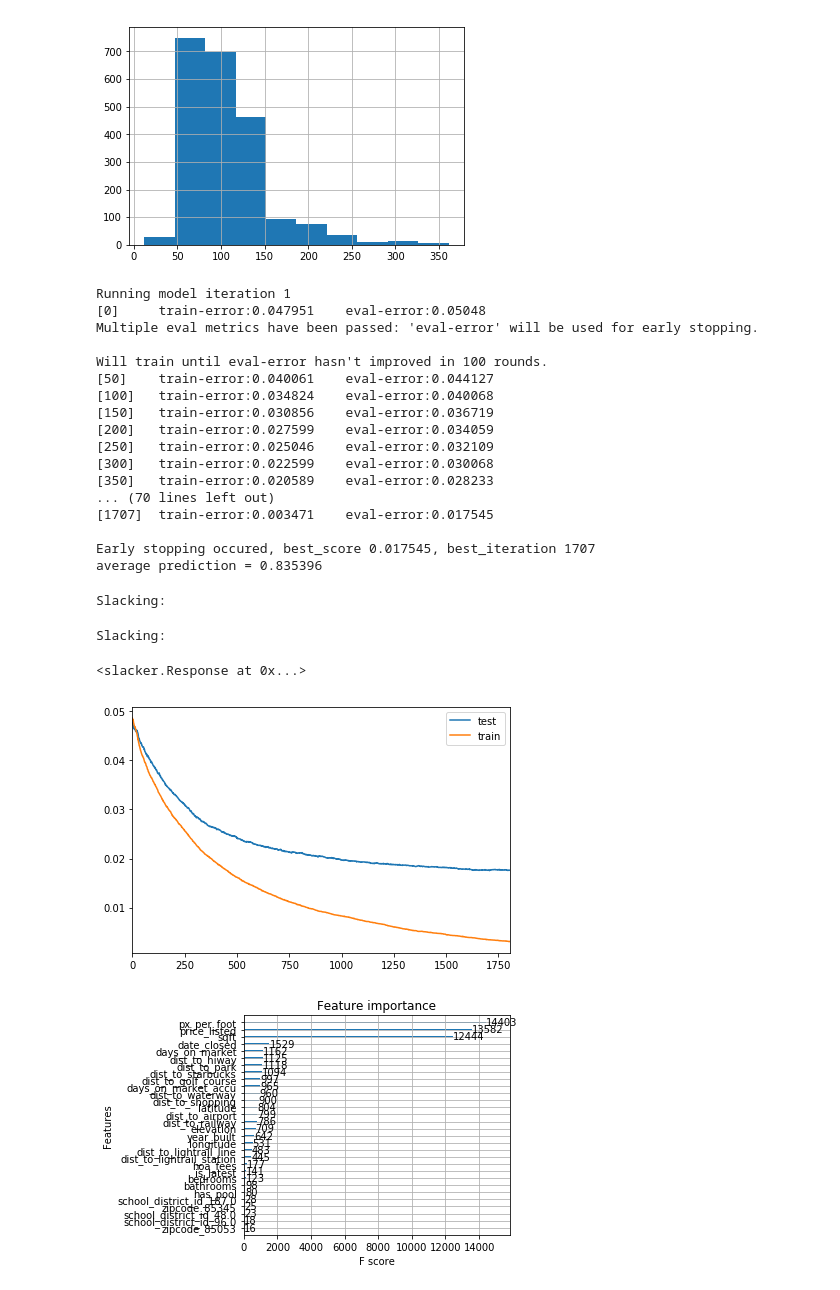
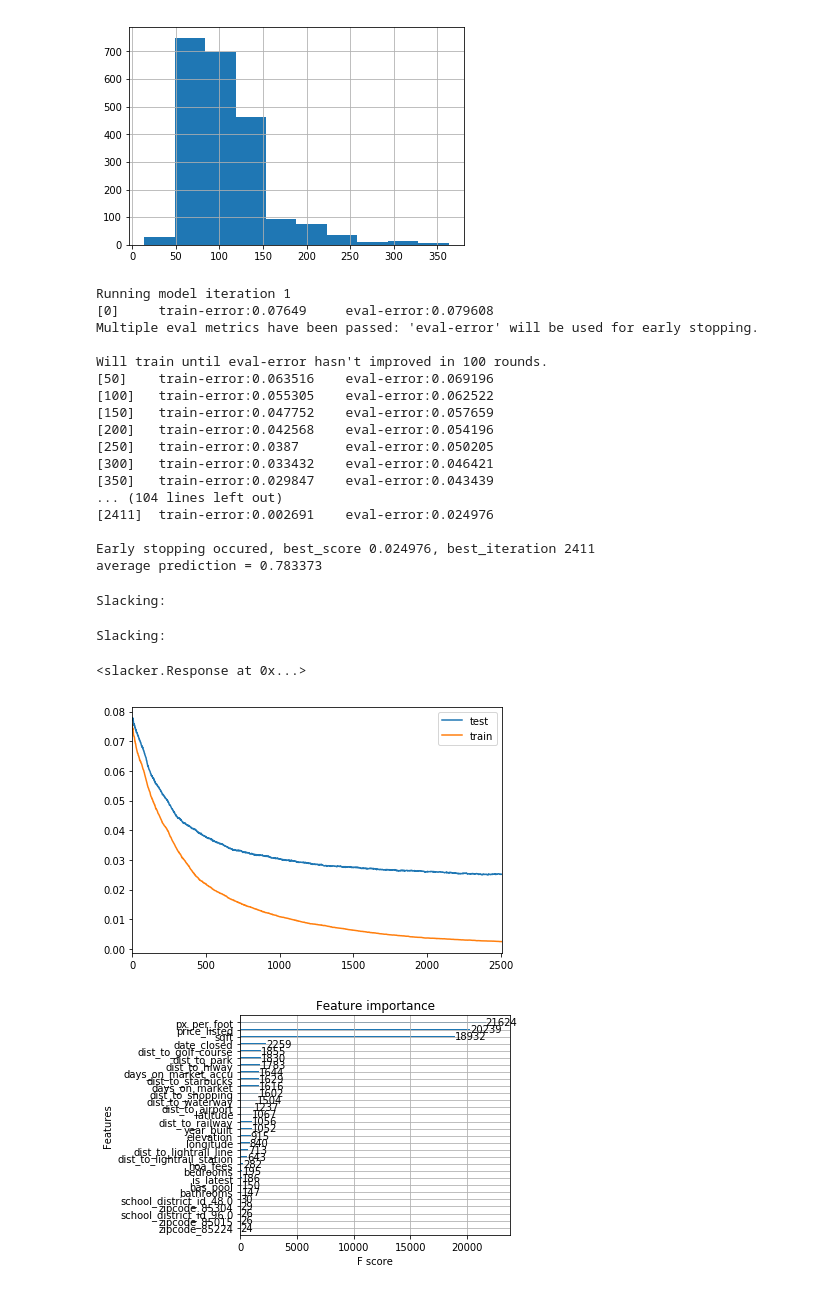
Before and after one commit to ivoytov/rentalnerd, a Jupyter notebook: scraper/predict_sale_above_list.ipynb, the cells around one changed output. Cells and saved outputs as stored; diff of their text form; code cells hidden in the pictures.

```diff
--- a/scraper/predict_sale_above_list.ipynb
+++ b/scraper/predict_sale_above_list.ipynb
@@ -81,7 +81,7 @@ import os
 webhook_url = os.environ.get('SLACK_URL')
 slacker = Slacker(os.environ.get('SLACK_TOKEN'))
 
-discount = 0.050 # consider sales within this percent of list to be "good sales"
+discount = 0.025 # consider sales within this percent of list to be "good sales"
 if discount > 1:
     slack("ALERT DISCOUNT MUST BE LESS THAN 100%")
 
@@ -192,26 +195,26 @@ gs_ypred_mean = ypred.mean(axis=1)
 print("average prediction = %f" % gs_ypred_mean.mean())
 # %% [output]
 Running model iteration 1
-[0]     train-error:0.047951    eval-error:0.05048
+[0]     train-error:0.07649     eval-error:0.079608
 Multiple eval metrics have been passed: 'eval-error' will be used for early stopping.
 
 Will train until eval-error hasn't improved in 100 rounds.
-[50]    train-error:0.040061    eval-error:0.044127
-[100]   train-error:0.034824    eval-error:0.040068
-[150]   train-error:0.030856    eval-error:0.036719
-[200]   train-error:0.027599    eval-error:0.034059
-[250]   train-error:0.025046    eval-error:0.032109
-[300]   train-error:0.022599    eval-error:0.030068
-[350]   train-error:0.020589    eval-error:0.028233
-... (70 lines left out)
-[1707]  train-error:0.003471    eval-error:0.017545
+[50]    train-error:0.063516    eval-error:0.069196
+[100]   train-error:0.055305    eval-error:0.062522
+[150]   train-error:0.047752    eval-error:0.057659
+[200]   train-error:0.042568    eval-error:0.054196
+[250]   train-error:0.0387      eval-error:0.050205
+[300]   train-error:0.033432    eval-error:0.046421
+[350]   train-error:0.029847    eval-error:0.043439
+... (104 lines left out)
+[2411]  train-error:0.002691    eval-error:0.024976
 
-Early stopping occured, best_score 0.017545, best_iteration 1707
-average prediction = 0.835396
+Early stopping occured, best_score 0.024976, best_iteration 2411
+average prediction = 0.783373
 # %%
 # save the last iterated model (not necessarily the best, but whatever)
 xgb_model.save_model(model_path + 'good_sell_' + dt.date.today().strftime('%Y%m%d') + '.model')
-xgb_model.save_model('../service/models/' + 'good_sell_' + dt.date.today().strftime('%Y%m%d') + '.model')
+xgb_model.save_model('../service/models/good_sell.model')
 
 
 # output the graph of accuracy by model iteration, but only for the last run of the model
@@ -221,32 +224,32 @@ curve['train'] = progress['train']['error']
 
 url = plot_rounds(curve.plot())
 slack("", url, "Error by Round (%)")
 
 url = plot_rounds(xgb.plot_importance(xgb_model,max_num_features=30))
 slack("", url, "Feature Importance")
 
 values = np.column_stack((for_sale.index.get_level_values(0)
                          ,for_sale.index.get_level_values(1)
                          ,for_sale.address.values
                          ,for_sale.zipcode.values
                          ,gs_ypred_mean
                          ,for_sale.price.values
                          ,for_sale['origin_url'].values
                          ,for_sale.latitude.values
                          ,for_sale.longitude.values
                          ,for_sale.date_listed.values
                          ,for_sale.date_transacted_latest.values))
 index = pd.MultiIndex.from_tuples(for_sale.index.values, names=['property_id', 'transaction_id'])
 output = pd.DataFrame(values[:,2:],index=index,columns=['address', 'zipcode', 'good_sell','list', 'url', 'lat', 'long', 'date_listed', 'transaction_date']) \
             .sort_values(by='good_sell',ascending=False) \
             .drop_duplicates()
 
 file = csv_path + 'good_sell/gs_target_list_' + dt.date.today().strftime('%Y%m%d') + '.csv'
 output.to_csv(file)
 slacker.files.upload(file, channels='#progress')
 # %% [output]
 Slacking:
 Slacking:
 <slacker.Response at 0x...>
-[figure, old version]
+[figure, new version]
-[figure, old version]
+[figure, new version]
```
Also changed, not shown: parts of 1 cell of this notebook, 12 other files.
